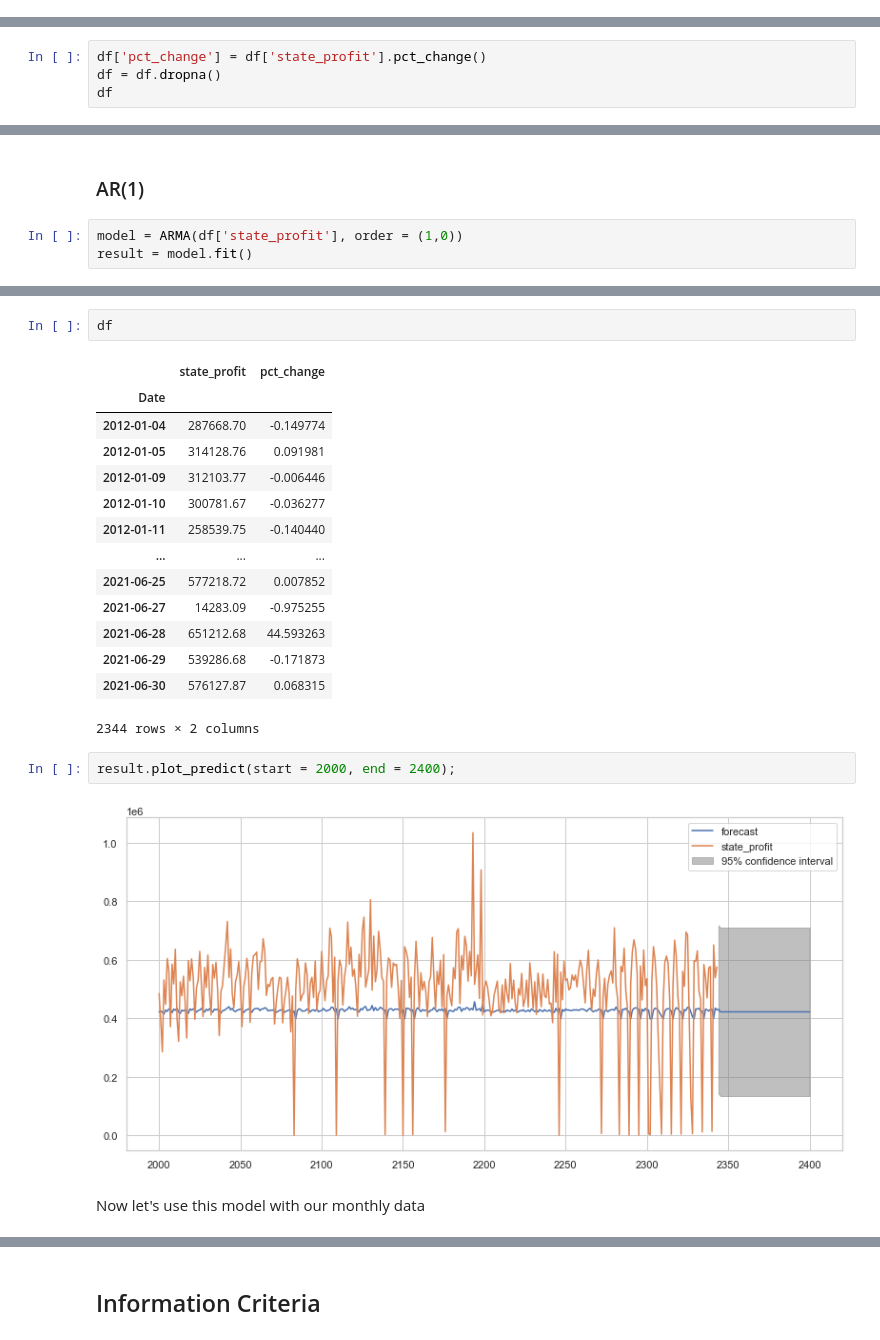
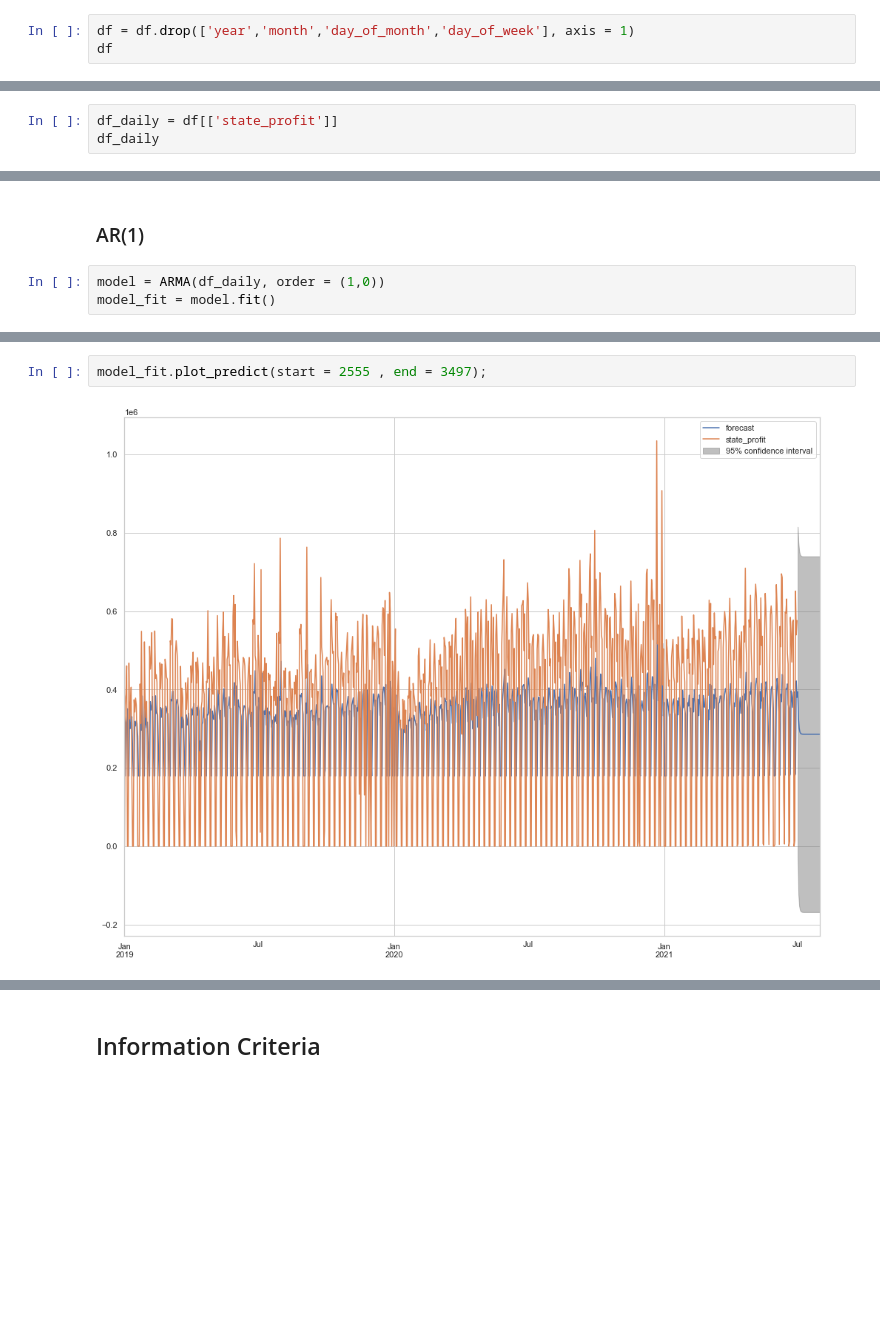
Before and after one commit to Razvanepe/Iowa_spirits_sales, a Jupyter notebook: notebooks/4. Modeling.ipynb, the cells around one changed output, grey strips where cells are left out. Cells and saved outputs as stored; diff of their text form; blank space fills up the shorter version.

Commit message:
Modeling

```diff
--- a/notebooks/4. Modeling.ipynb
+++ b/notebooks/4. Modeling.ipynb
@@ -382,0 +629,3 @@ df.index = pd.to_datetime(df.index)
+# %%
+df = df.drop(['year','month','day_of_month','day_of_week'], axis = 1)
+df
@@ -501,6 +792,2 @@ plt.legend()
 # %% [markdown]
 First we will have to calculate the percentage change of the values.
-# %%
-df['pct_change'] = df['state_profit'].pct_change()
-df = df.dropna()
-df
@@ -769,0 +1073,3 @@ def evaluation(y_actual, y_pred):
+# %%
+df_daily = df[['state_profit']]
+df_daily
@@ -772,6 +1101,6 @@ def evaluation(y_actual, y_pred):
 # %% [markdown]
 ### AR(1)
 # %%
-model = ARMA(df['state_profit'], order = (1,0))
-result = model.fit()
+model = ARMA(df_daily, order = (1,0))
+model_fit = model.fit()
 # %%
@@ -794,23 +1123,4 @@ Roots
-# %%
-df
-# %% [output]
-|  | state_profit | pct_change |
-| Date |  |  |
-| 2012-01-04 | 287668.70 | -0.149774 |
-| 2012-01-05 | 314128.76 | 0.091981 |
-| 2012-01-09 | 312103.77 | -0.006446 |
-| 2012-01-10 | 300781.67 | -0.036277 |
-| 2012-01-11 | 258539.75 | -0.140440 |
-| ... | ... | ... |
-| 2021-06-25 | 577218.72 | 0.007852 |
-| 2021-06-27 | 14283.09 | -0.975255 |
-| 2021-06-28 | 651212.68 | 44.593263 |
-| 2021-06-29 | 539286.68 | -0.171873 |
-| 2021-06-30 | 576127.87 | 0.068315 |
-2344 rows × 2 columns
 # %%
-result.plot_predict(start = 2000, end = 2400);
+model_fit.plot_predict(start = 2555 , end = 3497);
 # %% [output]
-[figure, old version]
+[figure, new version]
-# %% [markdown]
-Now let's use this model with our monthly data
```
Also changed, not shown: parts of 201 cells of this notebook, 1 other file.
